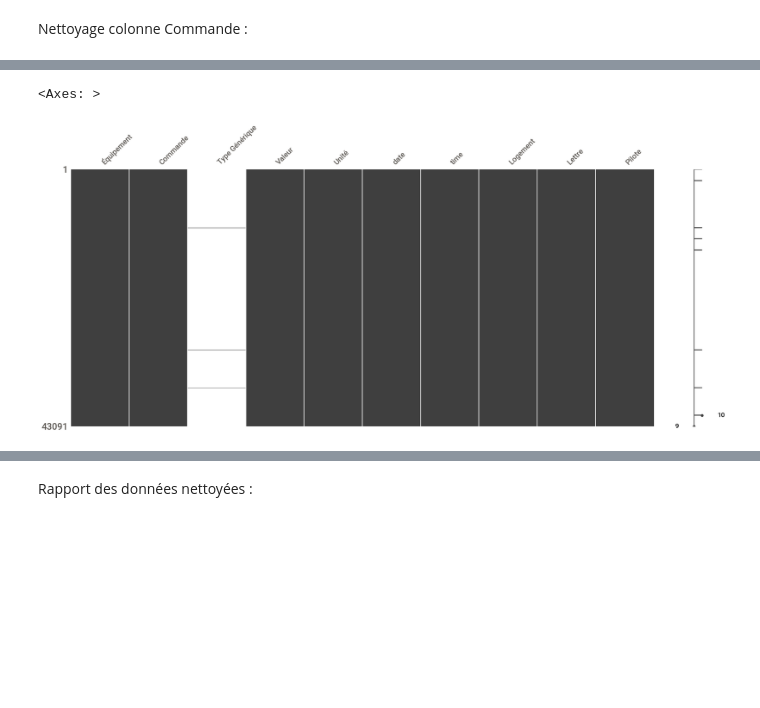
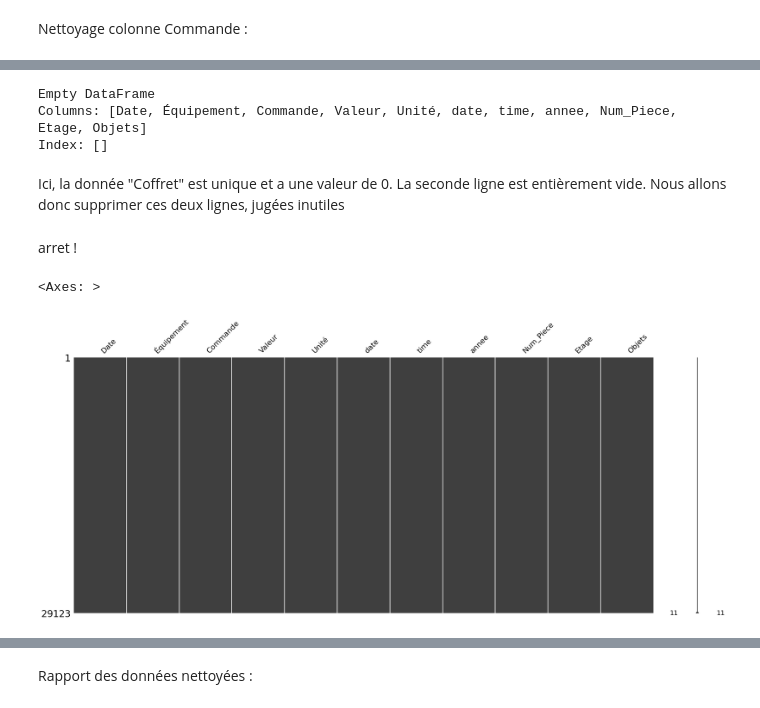
Before and after one commit to leabizbille/ProjetIOT, a Jupyter notebook: Home_ToursHabitat.ipynb, the cells around one changed output, grey strips where cells are left out. Cells and saved outputs as stored; diff of their text form; code cells hidden in the pictures; blank space fills up the shorter version.

Commit message:
Fin du nettoyage

```diff
--- a/Home_ToursHabitat.ipynb
+++ b/Home_ToursHabitat.ipynb
@@ -61,0 +59,12 @@ Tours_Habitat['time'] = pd.to_datetime(Tours_Habitat['time'], format='%H:%M:%S')
+# %%
+# Conversion avec gestion des formats mixtes
+try:
+    Tours_Habitat['date'] = pd.to_datetime(
+        Tours_Habitat['date'], errors='coerce', format='mixed'
+    )
+except ValueError:
+    # Si l'erreur persiste, identifier les valeurs problématiques
+    invalid_dates = Tours_Habitat['date'][~pd.to_datetime(Tours_Habitat['date'], errors='coerce').notna()]
+    print("Dates invalides :", invalid_dates)
+
+# Identifier et corriger les valeurs problématiques manuellement si nécessaire
@@ -251,0 +151,39 @@ dtype: int64
+# %%
+# Fonction de nettoyage améliorée
+def nettoyer_objets(data):
+    if isinstance(data, str):  # Vérifie que la donnée est bien une chaîne de caractères
+        data = data.strip()  # Supprime les espaces au début et à la fin
+        if data.lower() == 'tableau général':  # Vérifie sans tenir compte des majuscules/minuscules
+            return 'Tableau Général'
+        else:
+            return data  # Retourne la valeur inchangée si elle ne correspond à aucun cas
+    return data  # Retourne la donnée inchangée si ce n'est pas une chaîne
+
+# Appliquer la fonction de nettoyage à la colonne 'Objets'
+Tours_Habitat['Objets'] = Tours_Habitat['Objets'].apply(nettoyer_objets)
+# %%
+# Fonction de nettoyage pour remplacer les espaces par des underscores
+def remplacer_espaces(data):
+    if isinstance(data, str):  # Vérifie que la donnée est une chaîne de caractères
+        return data.replace(' ', '_')  # Remplace les espaces par des underscores
+    return data  # Retourne la donnée inchangée si ce n'est pas une chaîne
+
+# Appliquer la fonction à la colonne 'Objets'
+Tours_Habitat['Objets'] = Tours_Habitat['Objets'].apply(remplacer_espaces)
+# %%
+# Filtrer les lignes contenant au moins un NaN
+lignes_avec_nan = Tours_Habitat[Tours_Habitat.isnull().any(axis=1)]
+
+# Afficher ces lignes
+print(lignes_avec_nan)
+# %% [output]
+Empty DataFrame
+Columns: [Date, Équipement, Commande, Valeur, Unité, date, time, annee, Num_Piece, Etage, Objets]
+Index: []
+# %% [markdown]
+Ici, la donnée "Coffret" est unique et a une valeur de 0. La seconde ligne est entièrement vide. Nous allons donc supprimer ces deux lignes, jugées inutiles
+# %%
+# Supprimer les lignes contenant au moins un NaN
+Tours_Habitat = Tours_Habitat.dropna()
+# %% [markdown]
+arret !
@@ -252,5 +193,5 @@ dtype: int64
 # %%
-msno.matrix(val_roland)
+msno.matrix(Tours_Habitat)
 # %% [output]
 <Axes: >
-[figure, old version]
+[figure, new version]
```
Also changed, not shown: parts of 34 cells of this notebook.
